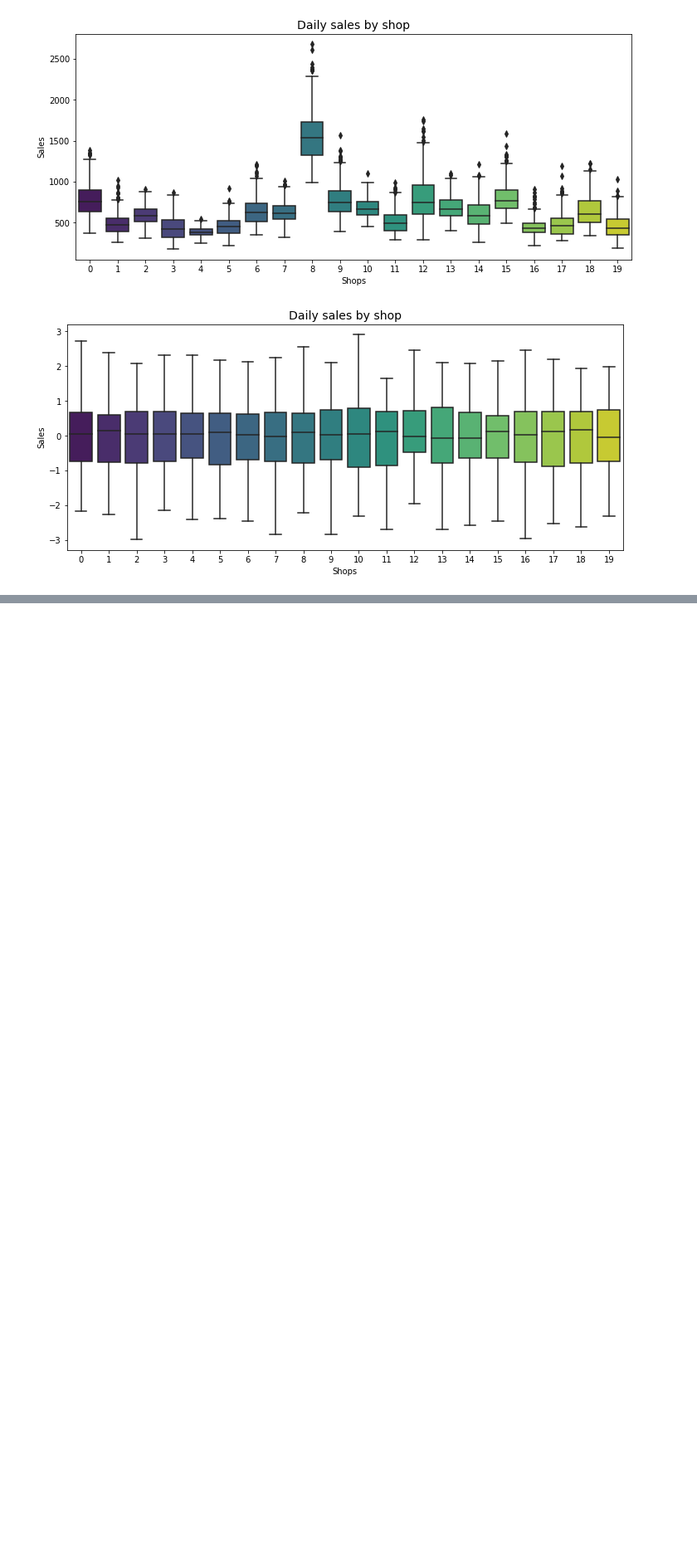
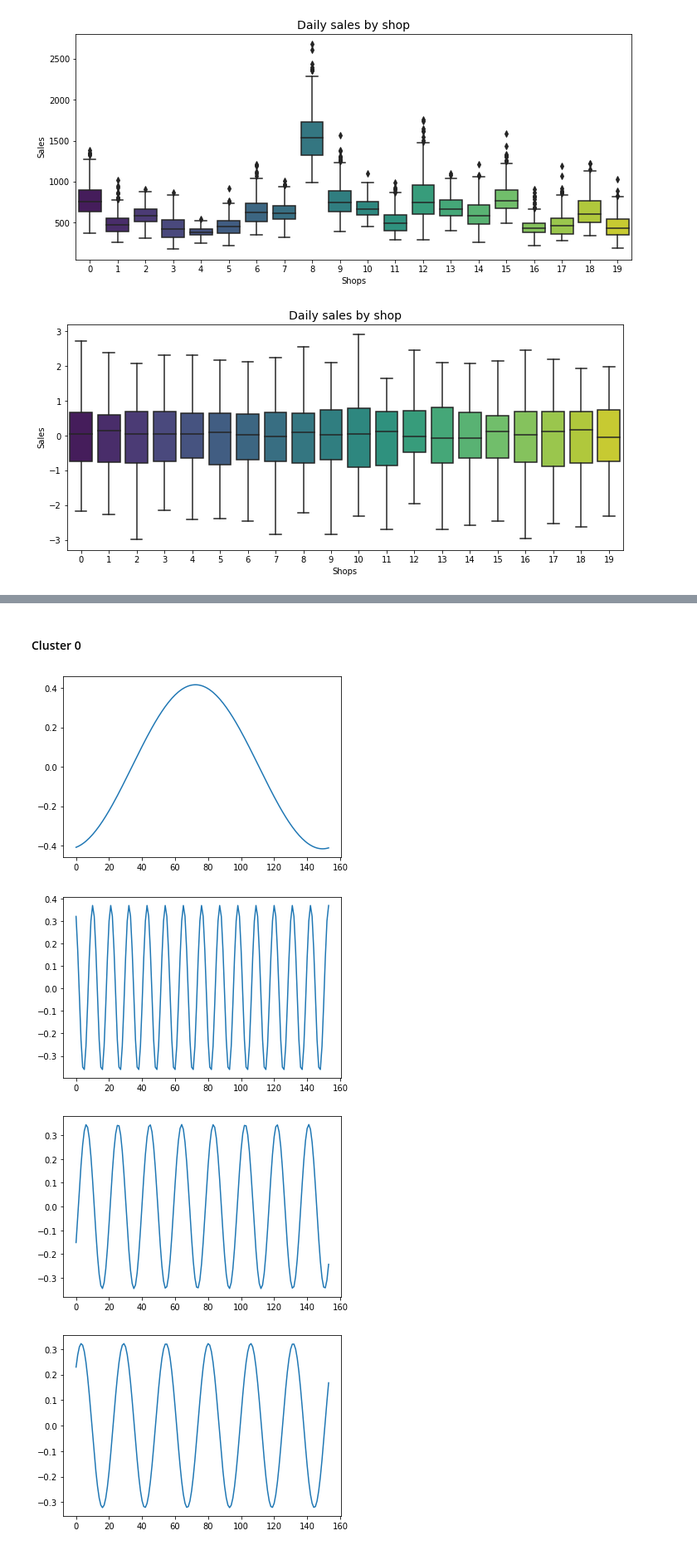
Before and after one commit to YaninaK/sales-forecast, a Jupyter notebook: notebooks/01_EDA_omissions_clusters.ipynb, the cells around one changed output, grey strips where cells are left out. Shown at 83% size. Cells and saved outputs as stored; diff of their text form; code cells hidden in the pictures; blank space fills up the shorter version.

```diff
--- a/notebooks/01_EDA_omissions_clusters.ipynb
+++ b/notebooks/01_EDA_omissions_clusters.ipynb
@@ -490,0 +549,18 @@ sns.boxplot(data=ts_scaled, palette="viridis");
+# %% [markdown]
+#### Cluster 0
+# %%
+selected_ts_diff = {}
+
+s = 0
+plot_all = False
+cluster_ts = get_ts_difference(ts_[s], plot_all)
+if not plot_all:
+  selected_ts_diff[s] = [2, 3, 4, 5, 7]
+  for i in selected_ts_diff[s]:
+    plt.plot(cluster_ts[i])
+    plt.show()
+# %% [output]
+[figure, added]
+[figure, added]
+[figure, added]
+[figure, added]
```
Also changed, not shown: parts of 20 cells of this notebook.
